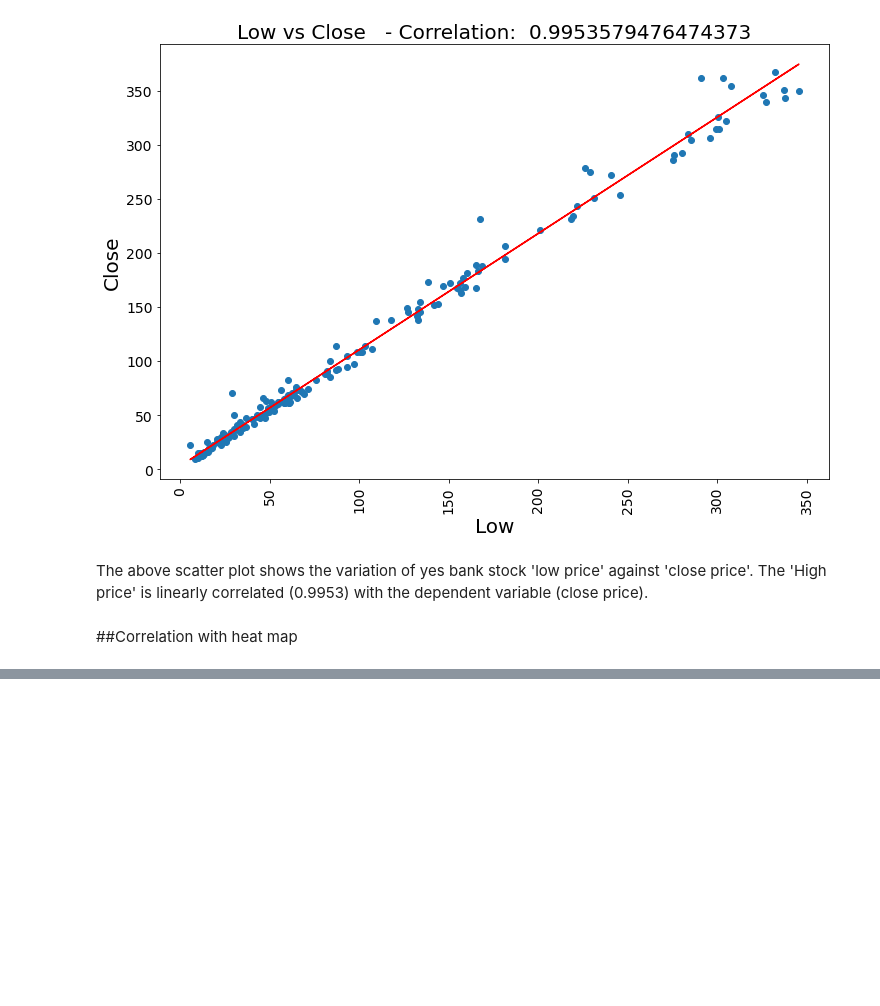
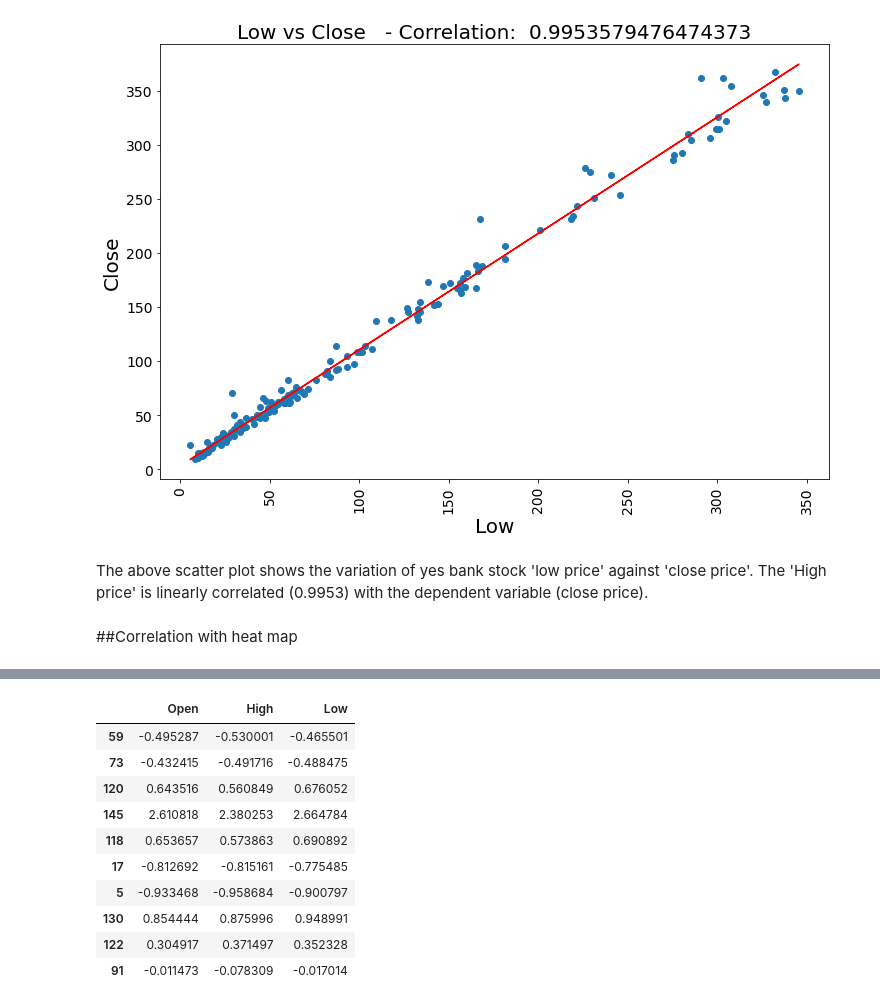
Before and after one commit to Ashfaquesayyed/Yes-bank-stock-closing-price-prediction, a Jupyter notebook: Yes_bank_stock_closing_price_new.ipynb, the cells around one changed output, grey strips where cells are left out. Drawn from its saved outputs; the diff is of its cells as text; code cells hidden in the pictures; blank space fills up the shorter version.

```diff
--- a/Yes_bank_stock_closing_price_new.ipynb
+++ b/Yes_bank_stock_closing_price_new.ipynb
@@ -405,0 +485,15 @@ The above scatter plot shows the variation of yes bank stock 'low price' against
+# %%
+#training data
+x_train[0:10]
+# %% [output]
+|  | Open | High | Low |
+| 59 | -0.495287 | -0.530001 | -0.465501 |
+| 73 | -0.432415 | -0.491716 | -0.488475 |
+| 120 | 0.643516 | 0.560849 | 0.676052 |
+| 145 | 2.610818 | 2.380253 | 2.664784 |
+| 118 | 0.653657 | 0.573863 | 0.690892 |
+| 17 | -0.812692 | -0.815161 | -0.775485 |
+| 5 | -0.933468 | -0.958684 | -0.900797 |
+| 130 | 0.854444 | 0.875996 | 0.948991 |
+| 122 | 0.304917 | 0.371497 | 0.352328 |
+| 91 | -0.011473 | -0.078309 | -0.017014 |
```
Also changed, not shown: parts of 18 cells of this notebook.
